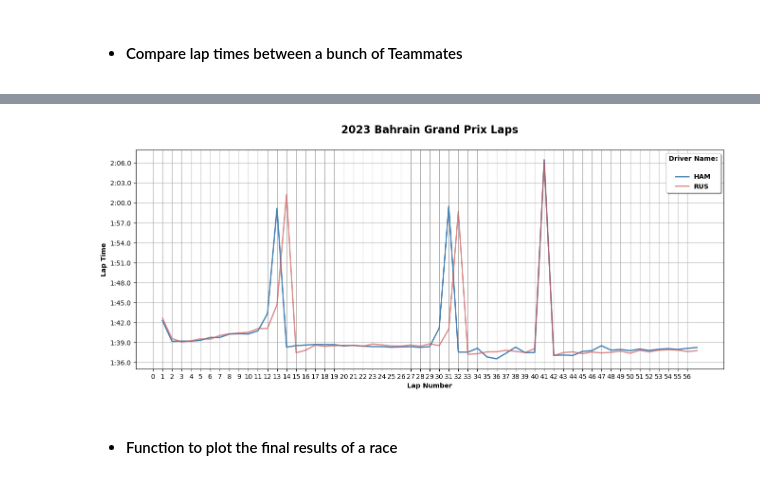
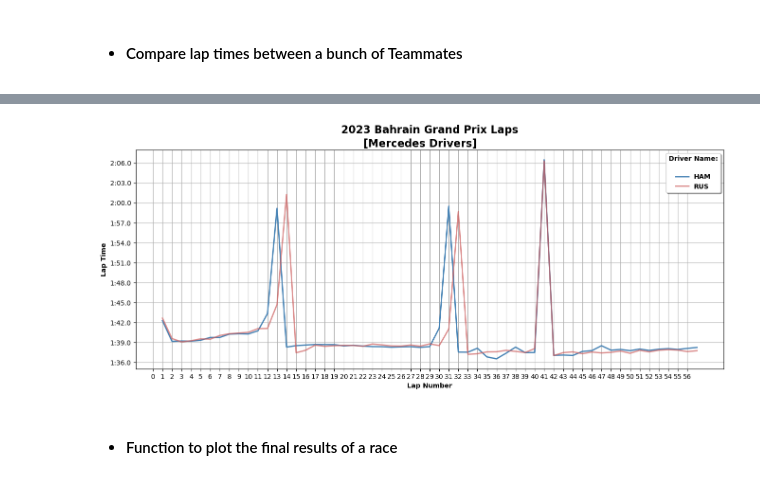
Before and after one commit to apostkpl/fun_with_fastF1, a Jupyter notebook: fastf1.ipynb, the cells around one changed output, grey strips where cells are left out. Drawn from its saved outputs; the diff is of its cells as text; code cells hidden in the pictures.

```diff
--- a/fastf1.ipynb
+++ b/fastf1.ipynb
@@ -103,11 +102,12 @@ plt.show()
 # %%
 fig, ax_ex3 = plt.subplots(figsize = (16, 6))
 plot_lap_times('HAM', laps_bhr2023, ax_ex3)
 plot_lap_times('RUS', laps_bhr2023, ax_ex3, color = 'indianred', alpha = 0.7)
+plt.suptitle('[Mercedes Drivers]', fontweight = 'bold', fontsize = 16, y = 0.92)
 plt.grid()
 plt.show()
 # %% [output]
-[figure, old version]
+[figure, new version]
 # %% [markdown]
 - #### Function to plot the final results of a race
 # %%
```
Also changed, not shown: parts of 9 cells of this notebook, 2 other files.
